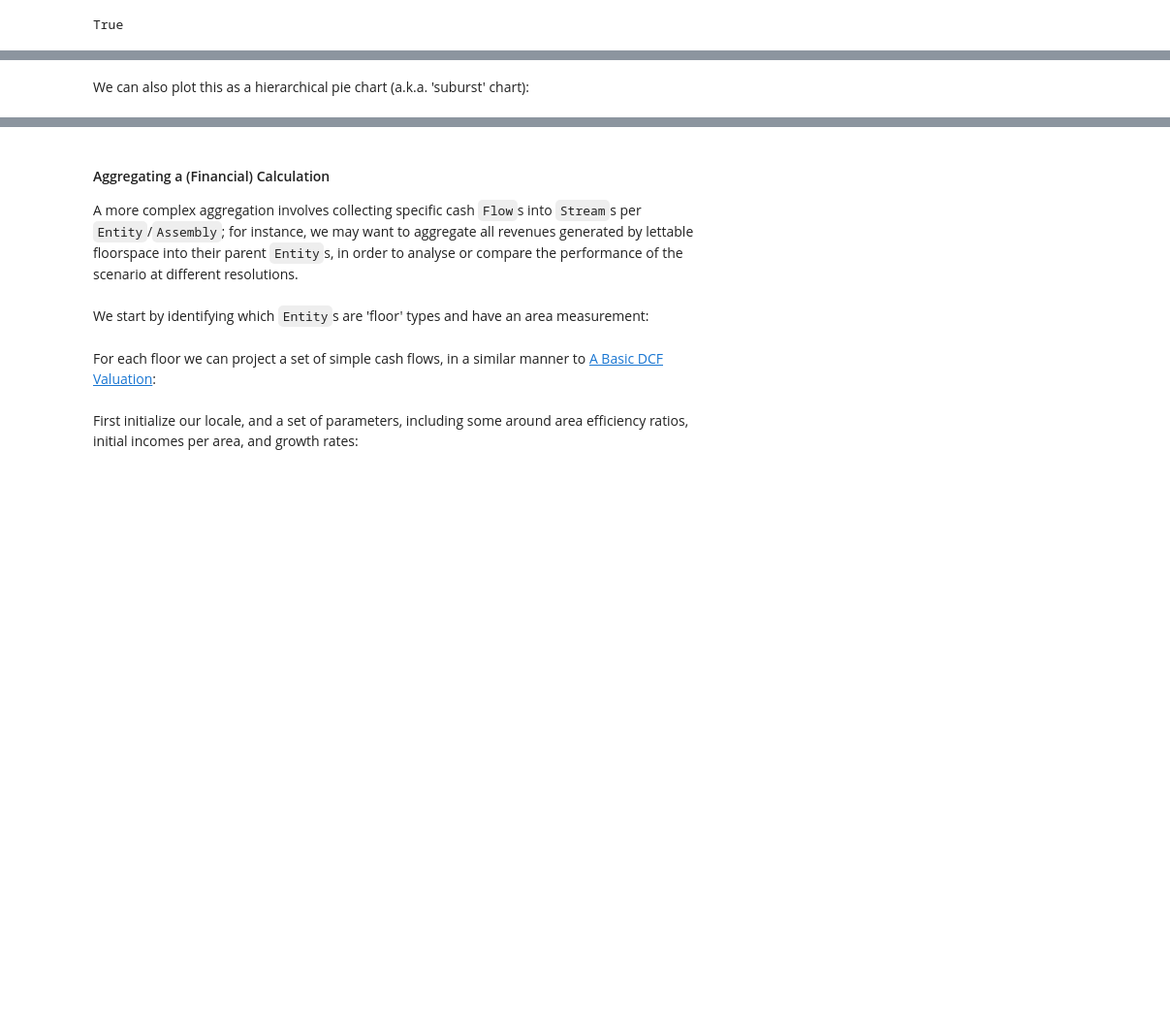
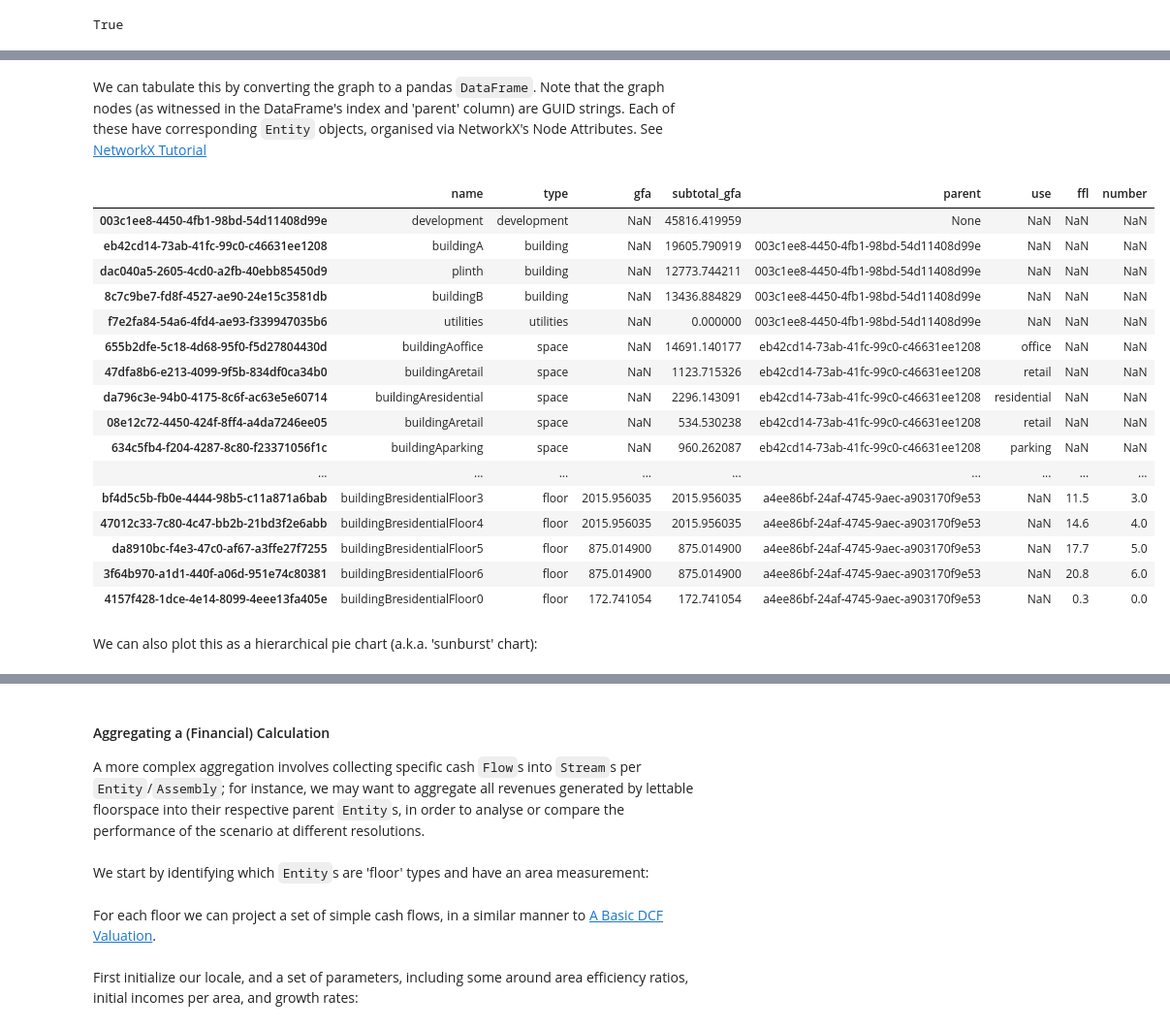
Before and after one commit to daniel-fink/rangekeeper, a Jupyter notebook: _sources/drive_model_from_design_scenario.ipynb, the cells around one changed output, grey strips where cells are left out. Shown at 97% size. Saved outputs shown, nothing was run; the diff lists cells and outputs as text; code cells hidden in the pictures; blank space fills up the shorter version.

Commit message:
Update documentation

```diff
--- a/_sources/drive_model_from_design_scenario.ipynb
+++ b/_sources/drive_model_from_design_scenario.ipynb
@@ -135,5 +116,32 @@ spatial_containment.to_DataFrame()
+# %% [markdown]
+We can tabulate this by converting the graph to a pandas `DataFrame`. Note that
+the graph nodes (as witnessed in the DataFrame's index and 'parent' column)
+are GUID strings. Each of these have corresponding `Entity` objects, organised
+via NetworkX's Node Attributes. See [NetworkX Tutorial](https://networkx.org/documentation/stable/tutorial.html#what-to-use-as-nodes-and-edges)
+# %%
+df = spatial_containment.to_DataFrame()
+df = df[['name', 'type', 'gfa', 'subtotal_gfa', 'parent', 'use', 'ffl', 'number']]
+df
+# %% [output]
+|  | name | type | gfa | subtotal_gfa | parent | use | ffl | number |
+| 003c1ee8-4450-4fb1-98bd-54d11408d99e | development | development | NaN | 45816.419959 | None | NaN | NaN | NaN |
+| eb42cd14-73ab-41fc-99c0-c46631ee1208 | buildingA | building | NaN | 19605.790919 | 003c1ee8-4450-4fb1-98bd-54d11408d99e | NaN | NaN | NaN |
+| dac040a5-2605-4cd0-a2fb-40ebb85450d9 | plinth | building | NaN | 12773.744211 | 003c1ee8-4450-4fb1-98bd-54d11408d99e | NaN | NaN | NaN |
+| 8c7c9be7-fd8f-4527-ae90-24e15c3581db | buildingB | building | NaN | 13436.884829 | 003c1ee8-4450-4fb1-98bd-54d11408d99e | NaN | NaN | NaN |
+| f7e2fa84-54a6-4fd4-ae93-f339947035b6 | utilities | utilities | NaN | 0.000000 | 003c1ee8-4450-4fb1-98bd-54d11408d99e | NaN | NaN | NaN |
+| 655b2dfe-5c18-4d68-95f0-f5d27804430d | buildingAoffice | space | NaN | 14691.140177 | eb42cd14-73ab-41fc-99c0-c46631ee1208 | office | NaN | NaN |
+| 47dfa8b6-e213-4099-9f5b-834df0ca34b0 | buildingAretail | space | NaN | 1123.715326 | eb42cd14-73ab-41fc-99c0-c46631ee1208 | retail | NaN | NaN |
+| da796c3e-94b0-4175-8c6f-ac63e5e60714 | buildingAresidential | space | NaN | 2296.143091 | eb42cd14-73ab-41fc-99c0-c46631ee1208 | residential | NaN | NaN |
+| 08e12c72-4450-424f-8ff4-a4da7246ee05 | buildingAretail | space | NaN | 534.530238 | eb42cd14-73ab-41fc-99c0-c46631ee1208 | retail | NaN | NaN |
+| 634c5fb4-f204-4287-8c80-f23371056f1c | buildingAparking | space | NaN | 960.262087 | eb42cd14-73ab-41fc-99c0-c46631ee1208 | parking | NaN | NaN |
+| ... | ... | ... | ... | ... | ... | ... | ... | ... |
+| bf4d5c5b-fb0e-4444-98b5-c11a871a6bab | buildingBresidentialFloor3 | floor | 2015.956035 | 2015.956035 | a4ee86bf-24af-4745-9aec-a903170f9e53 | NaN | 11.5 | 3.0 |
+| 47012c33-7c80-4c47-bb2b-21bd3f2e6abb | buildingBresidentialFloor4 | floor | 2015.956035 | 2015.956035 | a4ee86bf-24af-4745-9aec-a903170f9e53 | NaN | 14.6 | 4.0 |
+| da8910bc-f4e3-47c0-af67-a3ffe27f7255 | buildingBresidentialFloor5 | floor | 875.014900 | 875.014900 | a4ee86bf-24af-4745-9aec-a903170f9e53 | NaN | 17.7 | 5.0 |
+| 3f64b970-a1d1-440f-a06d-951e74c80381 | buildingBresidentialFloor6 | floor | 875.014900 | 875.014900 | a4ee86bf-24af-4745-9aec-a903170f9e53 | NaN | 20.8 | 6.0 |
+| 4157f428-1dce-4e14-8099-4eee13fa405e | buildingBresidentialFloor0 | floor | 172.741054 | 172.741054 | a4ee86bf-24af-4745-9aec-a903170f9e53 | NaN | 0.3 | 0.0 |
 # %% [markdown]
-We can also plot this as a hierarchical pie chart (a.k.a. 'suburst' chart):
+We can also plot this as a hierarchical pie chart (a.k.a. 'sunburst' chart):
 # %%
 fig = spatial_containment.sunburst(property='subtotal_gfa')
 filename='spatial_containment_sunburst.html'
@@ -145,8 +153,9 @@ IFrame(src="./{0}".format(filename), width='100%', height=800)
 #### Aggregating a (Financial) Calculation
 A more complex aggregation involves collecting specific cash `Flow`s into
 `Stream`s per `Entity`/`Assembly`; for instance, we may want to aggregate all
-revenues generated by lettable floorspace into their parent `Entity`s, in order
-to analyse or compare the performance of the scenario at different resolutions.
+revenues generated by lettable floorspace into their respective parent `Entity`s,
+in order to analyse or compare the performance of the scenario at different
+resolutions.
 # %% [markdown]
 We start by identifying which `Entity`s are 'floor' types and have an area
 measurement:
@@ -154,7 +163,7 @@ measurement:
 floors = [entity for (entityId, entity) in spatial_containment.get_entities().items() if entity['type'] == 'floor' and hasattr(entity, 'gfa')]
 # %% [markdown]
 For each floor we can project a set of simple cash flows, in a similar manner
-to [A Basic DCF Valuation](../basic_dcf.ipynb):
+to [A Basic DCF Valuation](../basic_dcf.ipynb).
 # %% [markdown]
 First initialize our locale, and a set of parameters, including some around
 area efficiency ratios, initial incomes per area, and growth rates:
```
Also changed, not shown: parts of 14 cells of this notebook, 16 other files.
